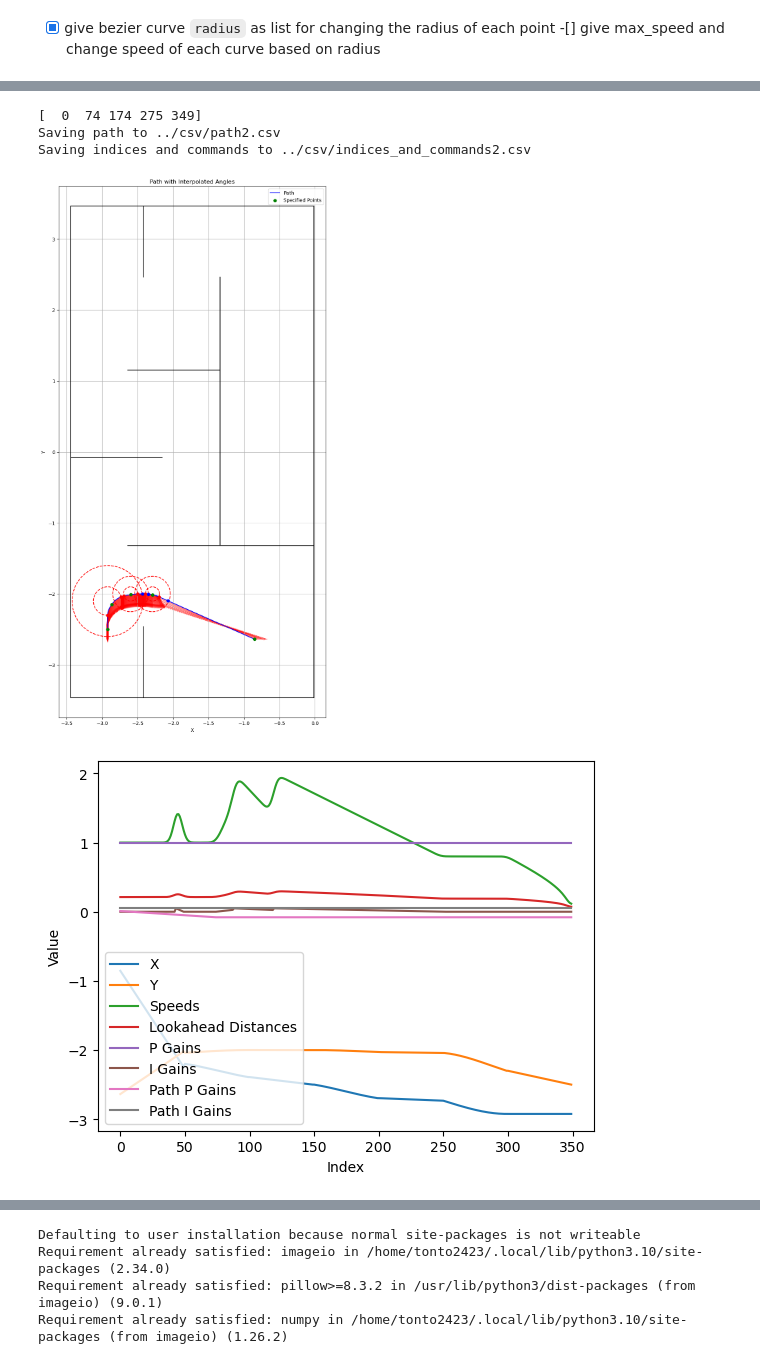
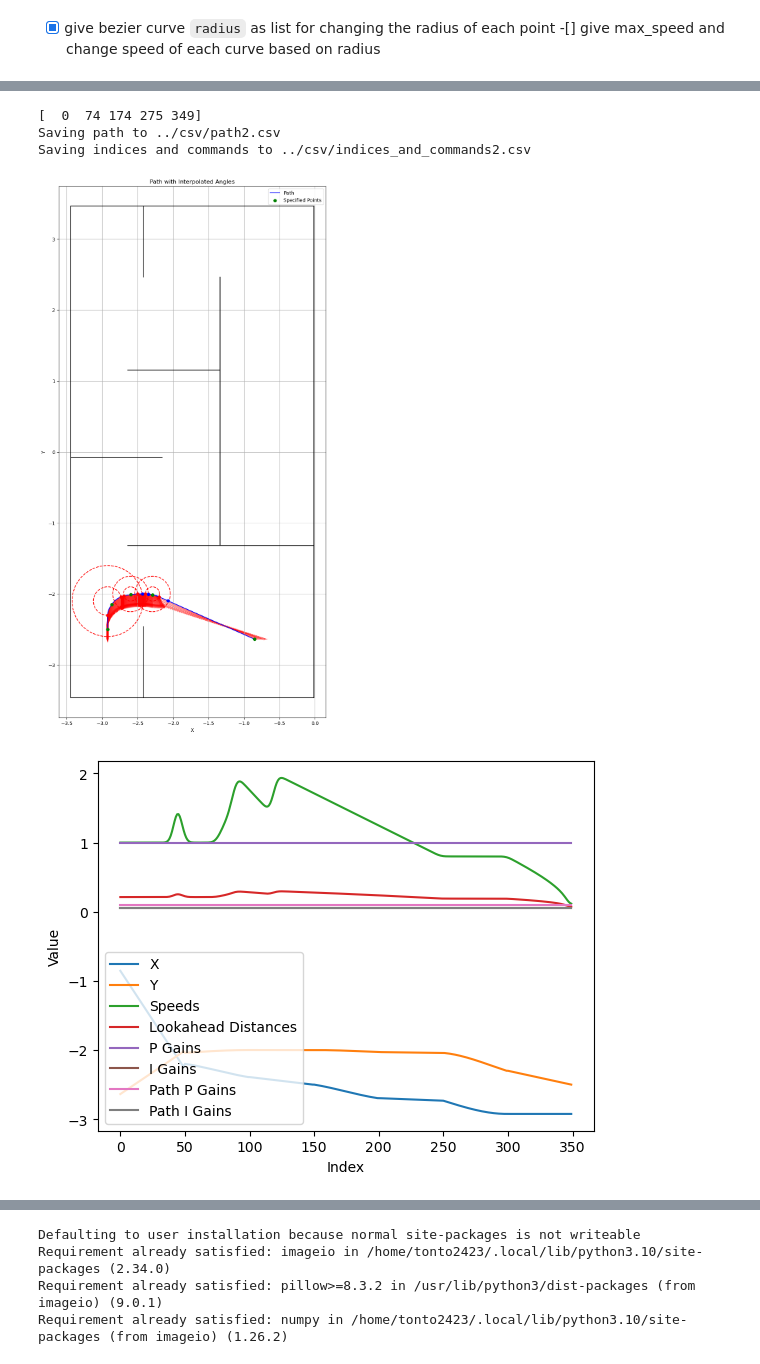
Before and after one commit to NeyagawaRobocons/chassis_haru_robo2024, a Jupyter notebook: pure_pursuit/pure_pursuit/pure_pursuit_test.ipynb, the cells around one changed output, grey strips where cells are left out. Cells and saved outputs as stored; diff of their text form; code cells hidden in the pictures.

```diff
--- a/pure_pursuit/pure_pursuit/pure_pursuit_test.ipynb
+++ b/pure_pursuit/pure_pursuit/pure_pursuit_test.ipynb
@@ -471,7 +471,8 @@ def interpolate_path_gains(
         angles: NDArray[np.float64],
         max_angle: float,
     ):
-    path_p_gains = path_p_gain * (1.0 + (1.0 / path_p_magnification - 1.0) * angles[:] / max_angle)
+    # path_p_gains = path_p_gain * (1.0 + (1.0 / path_p_magnification - 1.0) * angles[:] / max_angle)
+    path_p_gains = path_p_gain * np.ones(len(angles))
     path_i_gains = path_i_gain * np.ones(len(angles))
 
     return path_p_gains, path_i_gains
@@ -660,36 +661,36 @@ poses[:,4] = np.array([0.5, 0.5, 0.4, 0.4, 0.4]) # speed_rate
 poses[:,0] = -poses[:,0]
 poses[:,2] = -poses[:,2]
 poses[:,5] = np.array([1.0, 1.0, 1.0, 1.0, 1.0]) # p_gain_rates
-poses[:,6] = np.array([0.0, 0.0, 0.0, 0.0, 0.0]) # i_gain_rates
+poses[:,6] = np.array([1.0, 1.0, 1.0, 1.0, 1.0]) # i_gain_rates
 
 commands = np.array([
     [0, 0, False],
     [0, 0, False],
     [0, 0, False],
     [0, 0, False],
     [9, 0, False],
 ])
 
 generate_and_save_path(
         poses,
         commands,
         max_lookahead_distance,
         max_speed=max_speed,
         max_p_gain=1.0,
         max_i_gain=0.05,
         angle_threshold=angle_threshold,
         path_p_gain=path_p_gain,
         path_p_magnification=10.0,
         path_i_gain=path_i_gain,
         resolution=50,
         path_number=2
     )
 # %% [output]
 [  0  74 174 275 349]
 Saving path to ../csv/path2.csv
 Saving indices and commands to ../csv/indices_and_commands2.csv
 [figure]
-[figure, old version]
+[figure, new version]
 # %%
 max_speed = 1.5 # 速度[m/s]
 max_lookahead_distance = 0.3 # 先行距離[m]
```
Also changed, not shown: parts of 3 cells of this notebook, 8 other files.
